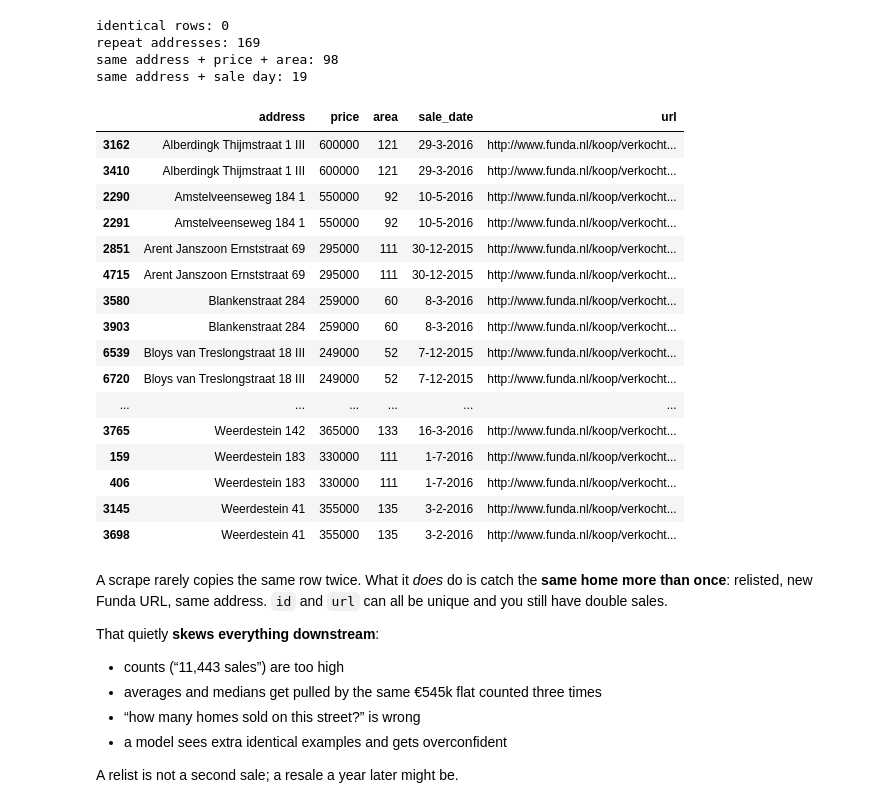
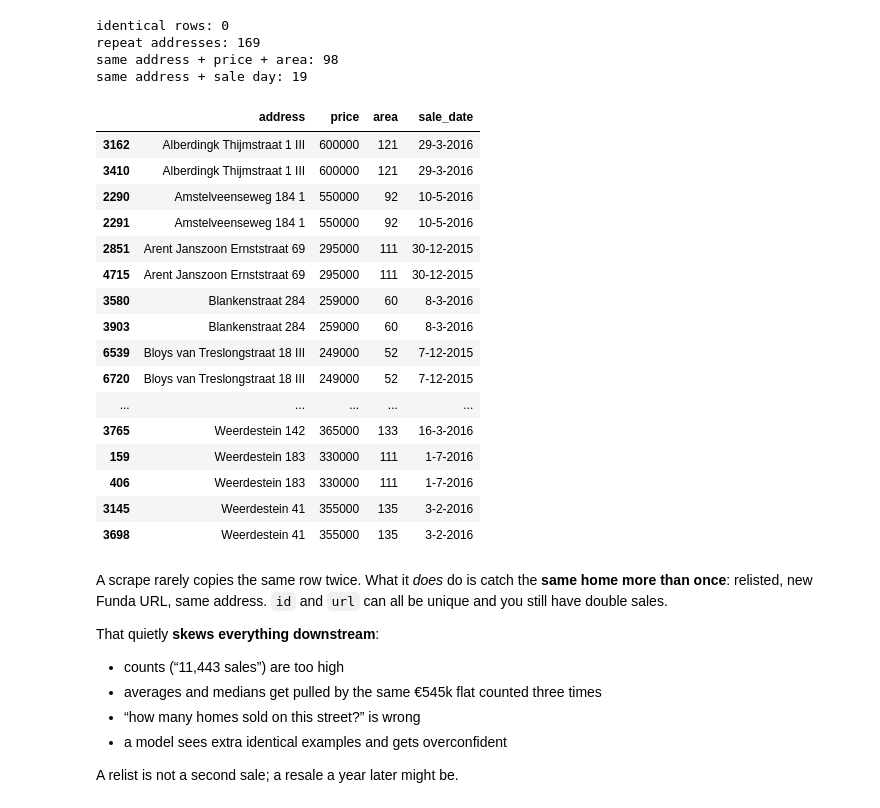
Before and after one commit to cleverfranke/messy-by-default-workshop, a Jupyter notebook: Messy_by_Default_Workshop.ipynb, the cells around one changed output. Cells and saved outputs as stored; diff of their text form; code cells hidden in the pictures.

```diff
--- a/Messy_by_Default_Workshop.ipynb
+++ b/Messy_by_Default_Workshop.ipynb
@@ -113,3 +113,6 @@ Rows: 11,443  |  Columns: 12
 | 2 | 2 | Zeeburgerdijk 349 | 116 | 2 | 1095 AD | 9-6-2016 | 325000 | apartment | 3 | ... |
 | 3 | 3 | Brederodestraat 124 -1 | 58 | 2 | 1054 VH | 14-5-2016 | 315000 | apartment | 3 | ... |
 | 4 | 4 | Admiraal De Ruijterweg 409 III | 63 | 1 | 1055 MD | 14-6-2016 | 200000 | apartment | 3 | ... |
+# %%
+df = df.drop(columns=["url"])
+df.sample(5)
@@ -256,27 +264,27 @@ same address + sale day: 19
 # %%
 same_day = (
     df[df.duplicated(["address", "sale_date"], keep=False)]
     .sort_values(["address", "sale_date"])
 )
-same_day[["address", "price", "area", "sale_date", "url"]]
+same_day[["address", "price", "area", "sale_date"]]
 # %% [output]
-|  | address | price | area | sale_date | url |
-| 3162 | Alberdingk Thijmstraat 1 III | 600000 | 121 | 29-3-2016 | http://www.funda.nl/koop/verkocht... |
-| 3410 | Alberdingk Thijmstraat 1 III | 600000 | 121 | 29-3-2016 | http://www.funda.nl/koop/verkocht... |
-| 2290 | Amstelveenseweg 184 1 | 550000 | 92 | 10-5-2016 | http://www.funda.nl/koop/verkocht... |
-| 2291 | Amstelveenseweg 184 1 | 550000 | 92 | 10-5-2016 | http://www.funda.nl/koop/verkocht... |
-| 2851 | Arent Janszoon Ernststraat 69 | 295000 | 111 | 30-12-2015 | http://www.funda.nl/koop/verkocht... |
-| 4715 | Arent Janszoon Ernststraat 69 | 295000 | 111 | 30-12-2015 | http://www.funda.nl/koop/verkocht... |
-| 3580 | Blankenstraat 284 | 259000 | 60 | 8-3-2016 | http://www.funda.nl/koop/verkocht... |
-| 3903 | Blankenstraat 284 | 259000 | 60 | 8-3-2016 | http://www.funda.nl/koop/verkocht... |
-| 6539 | Bloys van Treslongstraat 18 III | 249000 | 52 | 7-12-2015 | http://www.funda.nl/koop/verkocht... |
-| 6720 | Bloys van Treslongstraat 18 III | 249000 | 52 | 7-12-2015 | http://www.funda.nl/koop/verkocht... |
-| ... | ... | ... | ... | ... | ... |
-| 3765 | Weerdestein 142 | 365000 | 133 | 16-3-2016 | http://www.funda.nl/koop/verkocht... |
-| 159 | Weerdestein 183 | 330000 | 111 | 1-7-2016 | http://www.funda.nl/koop/verkocht... |
-| 406 | Weerdestein 183 | 330000 | 111 | 1-7-2016 | http://www.funda.nl/koop/verkocht... |
-| 3145 | Weerdestein 41 | 355000 | 135 | 3-2-2016 | http://www.funda.nl/koop/verkocht... |
-| 3698 | Weerdestein 41 | 355000 | 135 | 3-2-2016 | http://www.funda.nl/koop/verkocht... |
+|  | address | price | area | sale_date |
+| 3162 | Alberdingk Thijmstraat 1 III | 600000 | 121 | 29-3-2016 |
+| 3410 | Alberdingk Thijmstraat 1 III | 600000 | 121 | 29-3-2016 |
+| 2290 | Amstelveenseweg 184 1 | 550000 | 92 | 10-5-2016 |
+| 2291 | Amstelveenseweg 184 1 | 550000 | 92 | 10-5-2016 |
+| 2851 | Arent Janszoon Ernststraat 69 | 295000 | 111 | 30-12-2015 |
+| 4715 | Arent Janszoon Ernststraat 69 | 295000 | 111 | 30-12-2015 |
+| 3580 | Blankenstraat 284 | 259000 | 60 | 8-3-2016 |
+| 3903 | Blankenstraat 284 | 259000 | 60 | 8-3-2016 |
+| 6539 | Bloys van Treslongstraat 18 III | 249000 | 52 | 7-12-2015 |
+| 6720 | Bloys van Treslongstraat 18 III | 249000 | 52 | 7-12-2015 |
+| ... | ... | ... | ... | ... |
+| 3765 | Weerdestein 142 | 365000 | 133 | 16-3-2016 |
+| 159 | Weerdestein 183 | 330000 | 111 | 1-7-2016 |
+| 406 | Weerdestein 183 | 330000 | 111 | 1-7-2016 |
+| 3145 | Weerdestein 41 | 355000 | 135 | 3-2-2016 |
+| 3698 | Weerdestein 41 | 355000 | 135 | 3-2-2016 |
 # %% [markdown]
 A scrape rarely copies the same row twice. What it *does* do is catch the **same home more than once**: relisted, new Funda URL, same address. `id` and `url` can all be unique and you still have double sales.
 
```
Also changed, not shown: parts of 5 cells of this notebook.
